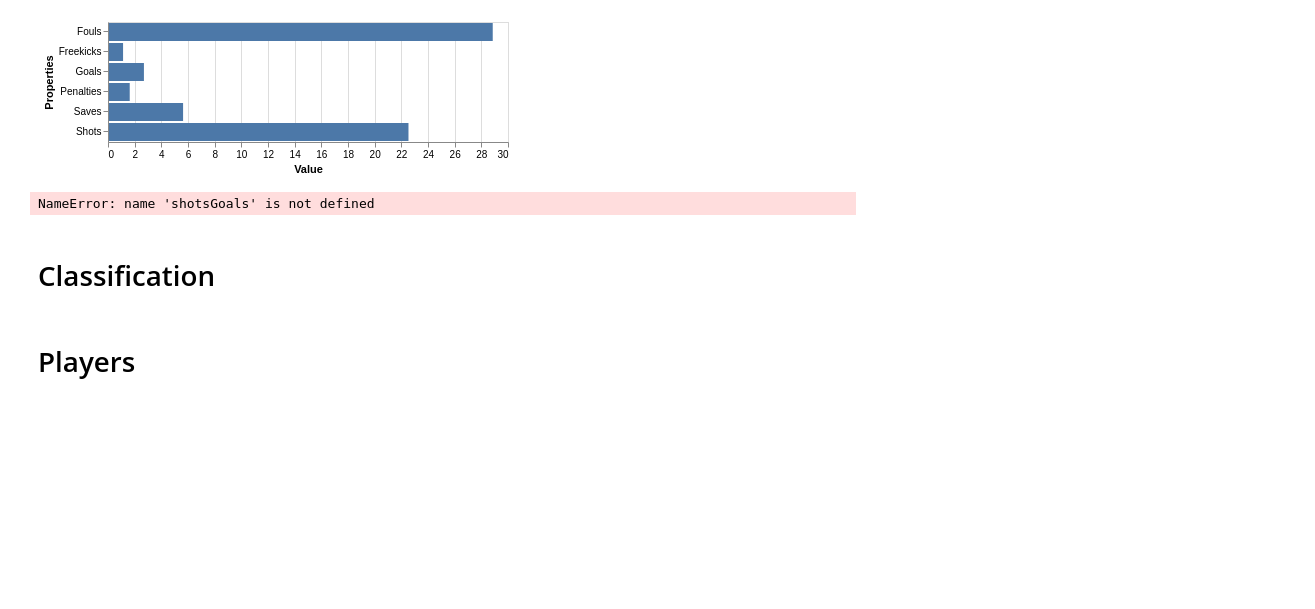
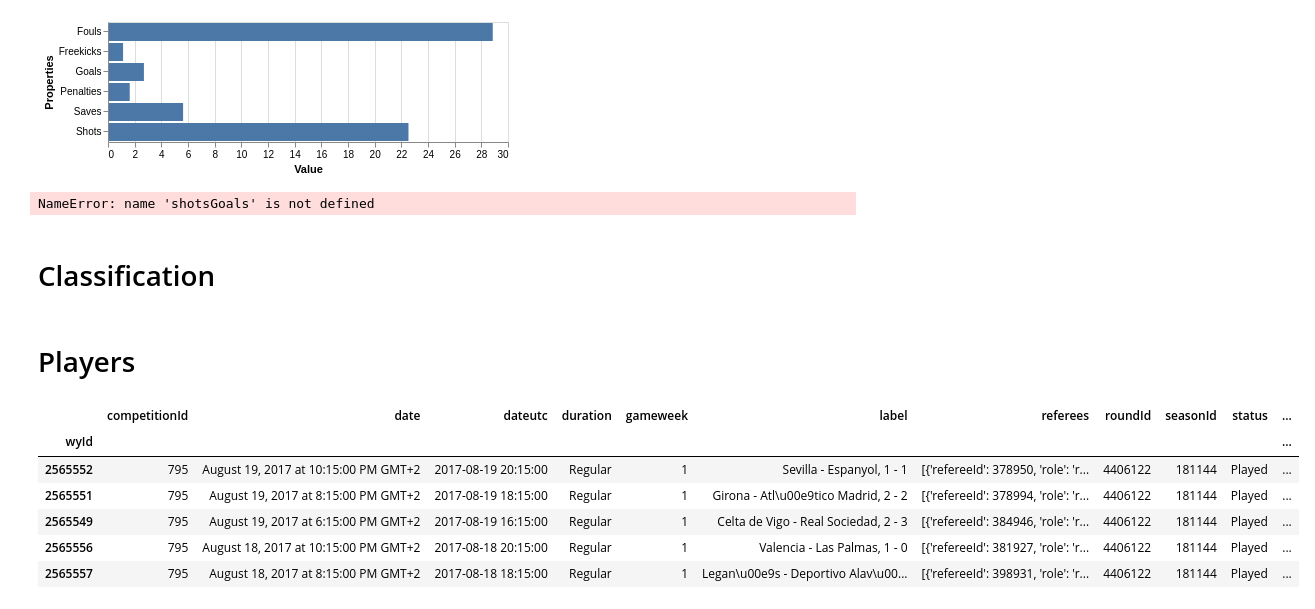
Before and after one commit to bernatesquirol/SoccerViz, a Jupyter notebook: goalShot.ipynb, the cells around one changed output. Saved outputs shown, nothing was run; the diff lists cells and outputs as text; code cells hidden in the pictures; blank space fills up the shorter version.

```diff
--- a/goalShot.ipynb
+++ b/goalShot.ipynb
@@ -374,3 +368,16 @@ playerRank.head()
 import altair as alt
 
 len(playerRank)
+# %%
+country = 'Spain'
+matches = pd.read_json('matches/matches_{}.json'.format(country)).set_index('wyId')
+# %%
+matches.tail()
+# %% [output]
+|  | competitionId | date | dateutc | duration | gameweek | label | referees | roundId | seasonId | status | ... |
+| wyId |  |  |  |  |  |  |  |  |  |  | ... |
+| 2565552 | 795 | August 19, 2017 at 10:15:00 PM GMT+2 | 2017-08-19 20:15:00 | Regular | 1 | Sevilla - Espanyol, 1 - 1 | [{'refereeId': 378950, 'role': 'r... | 4406122 | 181144 | Played | ... |
+| 2565551 | 795 | August 19, 2017 at 8:15:00 PM GMT+2 | 2017-08-19 18:15:00 | Regular | 1 | Girona - Atl\u00e9tico Madrid, 2 - 2 | [{'refereeId': 378994, 'role': 'r... | 4406122 | 181144 | Played | ... |
+| 2565549 | 795 | August 19, 2017 at 6:15:00 PM GMT+2 | 2017-08-19 16:15:00 | Regular | 1 | Celta de Vigo - Real Sociedad, 2 - 3 | [{'refereeId': 384946, 'role': 'r... | 4406122 | 181144 | Played | ... |
+| 2565556 | 795 | August 18, 2017 at 10:15:00 PM GMT+2 | 2017-08-18 20:15:00 | Regular | 1 | Valencia - Las Palmas, 1 - 0 | [{'refereeId': 381927, 'role': 'r... | 4406122 | 181144 | Played | ... |
+| 2565557 | 795 | August 18, 2017 at 8:15:00 PM GMT+2 | 2017-08-18 18:15:00 | Regular | 1 | Legan\u00e9s - Deportivo Alav\u00... | [{'refereeId': 398931, 'role': 'r... | 4406122 | 181144 | Played | ... |
```
Also changed, not shown: parts of 6 cells of this notebook, 2 other files.
